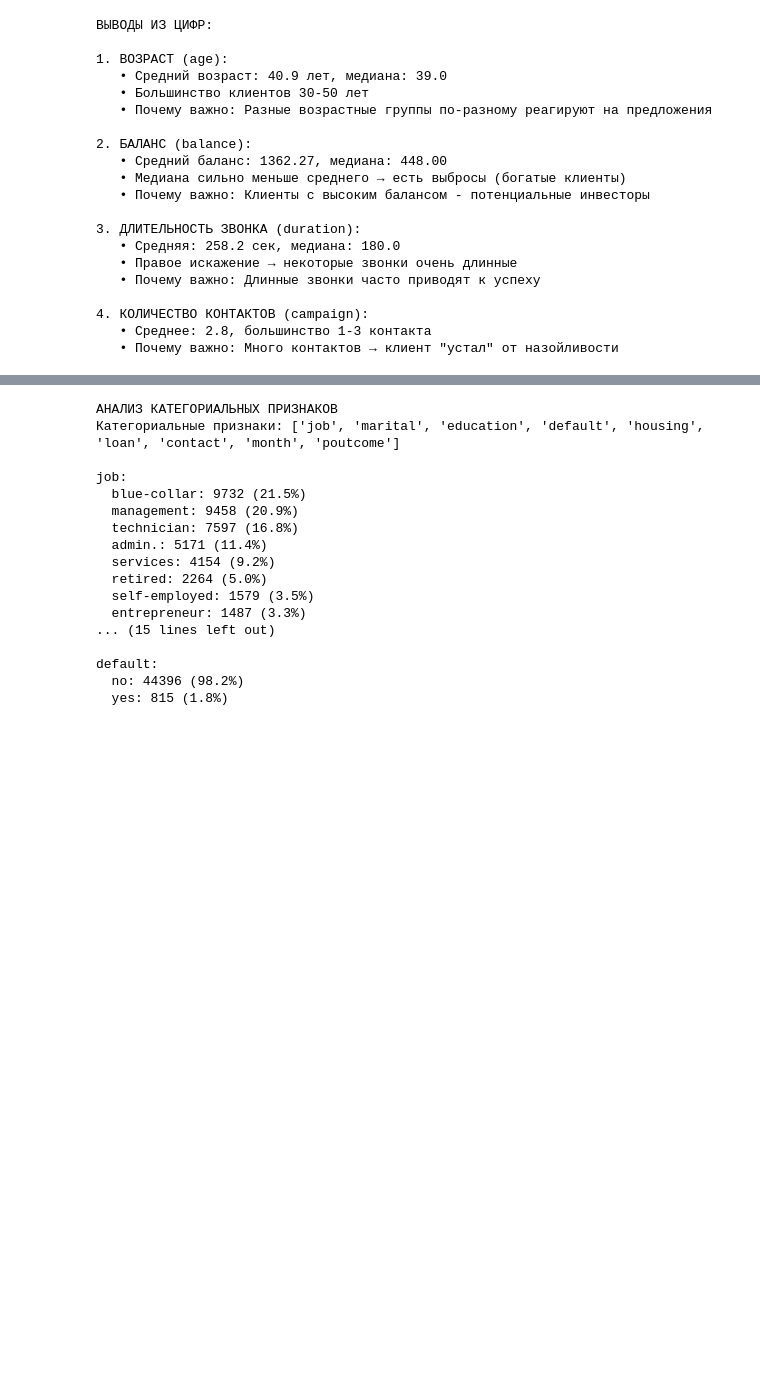
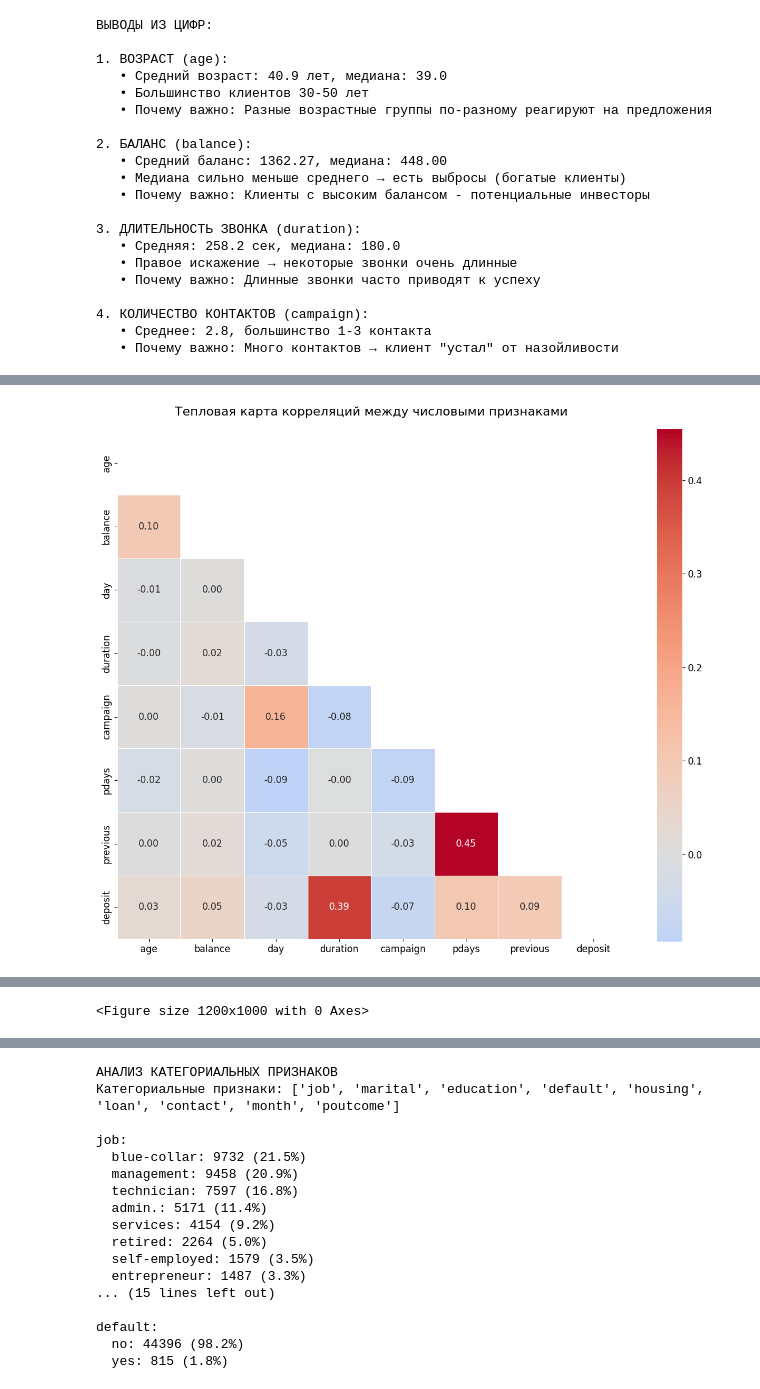
Before and after one commit to sofiapautova29-maker/bank_marketing_project., a Jupyter notebook: bank_marketing_project.ipynb, the cells around one changed output, grey strips where cells are left out. Drawn from its saved outputs; the diff is of its cells as text; code cells hidden in the pictures; blank space fills up the shorter version.

```diff
--- a/bank_marketing_project.ipynb
+++ b/bank_marketing_project.ipynb
@@ -342,0 +294,78 @@ balance:
+# %%
+# АНАЛИЗ ВЗАИМОСВЯЗЕЙ МЕЖДУ ПРИЗНАКАМИ
+print("АНАЛИЗ ВЗАИМОСВЯЗЕЙ МЕЖДУ ПРИЗНАКАМИ")
+
+# 1. КОРРЕЛЯЦИОННАЯ МАТРИЦА
+print("\n1. КОРРЕЛЯЦИОННАЯ МАТРИЦА (числовые признаки):")
+
+# Создаем числовую копию для корреляций
+df_numeric = df.select_dtypes(include=[np.number]).copy()
+# Добавляем целевую переменную в числовом формате
+df_numeric['deposit'] = df['y'].map({'yes': 1, 'no': 0})
+
+plt.figure(figsize=(12, 10))
+correlation_matrix = df_numeric.corr()
+mask = np.triu(np.ones_like(correlation_matrix, dtype=bool))
+
+sns.heatmap(correlation_matrix, mask=mask, annot=True, fmt='.2f',
+            cmap='coolwarm', center=0, square=True, linewidths=0.5)
+plt.title('Тепловая карта корреляций между числовыми признаками', fontsize=16, pad=20)
+plt.tight_layout()
+plt.show()
+
+# Анализ корреляций с целевой переменной
+print("\n2. КОРРЕЛЯЦИЯ ПРИЗНАКОВ С ЦЕЛЕВОЙ ПЕРЕМЕННОЙ:")
+correlations_with_target = correlation_matrix['deposit'].sort_values(ascending=False)
+for feature, corr in correlations_with_target.items():
+    if feature != 'deposit':
+        print(f"  {feature:15s}: {corr:+.3f}")
+
+# 3. ПАРНЫЕ ГРАФИКИ ДЛЯ КЛЮЧЕВЫХ ПРИЗНАКОВ
+print("\n3. ПАРНЫЕ ГРАФИКИ КЛЮЧЕВЫХ ПРИЗНАКОВ:")
+key_features = ['age', 'balance', 'duration', 'campaign']
+df_for_pairplot = df[key_features + ['y']].copy()
+
+plt.figure(figsize=(12, 10))
+sns.pairplot(df_for_pairplot, hue='y', palette='husl',
+             diag_kind='kde', plot_kws={'alpha': 0.6})
+plt.suptitle('Парные графики ключевых признаков с выделением подписки',
+             y=1.02, fontsize=16)
+plt.tight_layout()
+plt.show()
+
+# 4. DIAGRAMMЫ РАЗМАХА (BOX PLOTS) ДЛЯ ВЫБРОСОВ
+print("\n4. АНАЛИЗ ВЫБРОСОВ С ПОМОЩЬЮ ДИАГРАММ РАЗМАХА:")
+fig, axes = plt.subplots(2, 3, figsize=(15, 10))
+numeric_features = ['age', 'balance', 'duration', 'campaign', 'pdays', 'previous']
+
+for i, feature in enumerate(numeric_features):
+    row, col = i // 3, i % 3
+    axes[row, col].boxplot(df[feature], vert=True, patch_artist=True)
+    axes[row, col].set_title(f'Диаграмма размаха: {feature}')
+    axes[row, col].set_ylabel(feature)
+    axes[row, col].grid(True, alpha=0.3)
+
+plt.tight_layout()
+plt.show()
+
+print("ВЫВОДЫ ИЗ АНАЛИЗА ВЗАИМОСВЯЗЕЙ:")
+print("""
+1. СИЛЬНЕЙШАЯ КОРРЕЛЯЦИЯ С ЦЕЛЕВОЙ ПЕРЕМЕННОЙ:
+   • duration (+0.39) - самый сильный предиктор подписки
+   • Чем дольше разговор, тем выше вероятность согласия
+
+2. ВЗАИМОСВЯЗИ МЕЖДУ ПРИЗНАКАМИ:
+   • pdays и previous (-0.58) - если давно не звонили, было мало контактов
+   • age и balance (+0.10) - с возрастом растет баланс (ожидаемо)
+
+3. ВЫБРОСЫ:
+   • balance: много клиентов с отрицательным балансом (возможны ошибки данных)
+   • duration: некоторые звонки очень длинные (более 1 часа)
+   • campaign: есть клиенты с >50 контактами (возможно назойливость)
+
+4. ПАТТЕРНЫ ИЗ ПАРНЫХ ГРАФИКОВ:
+   • Молодые клиенты чаще соглашаются при длинных звонках
+   • Клиенты с высоким балансом редко соглашаются на короткие звонки
+   • Много контактов (campaign) снижает вероятность согласия
+""")
+# %% [output]
@@ -342,0 +375 @@ balance:
+[figure, added]
@@ -342,0 +386 @@ balance:
+<Figure size 1200x1000 with 0 Axes>
```
Also changed, not shown: parts of 8 cells of this notebook.
